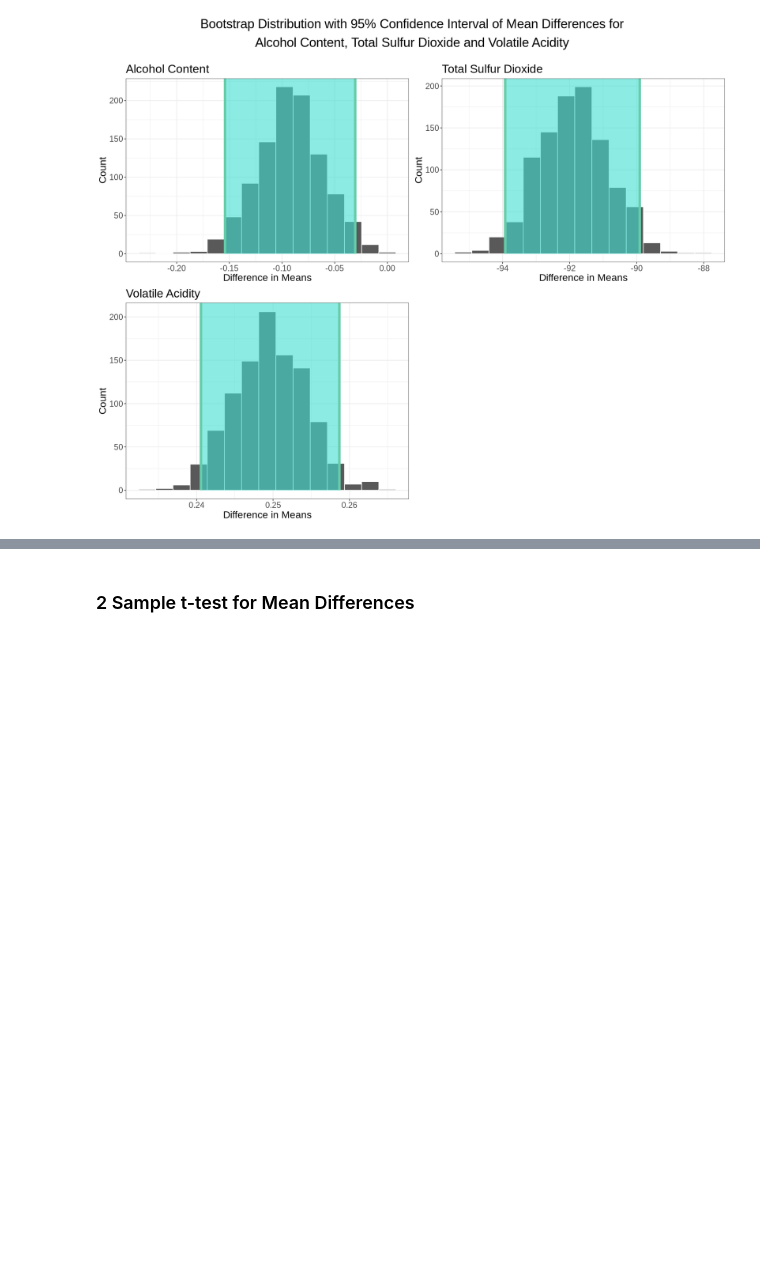
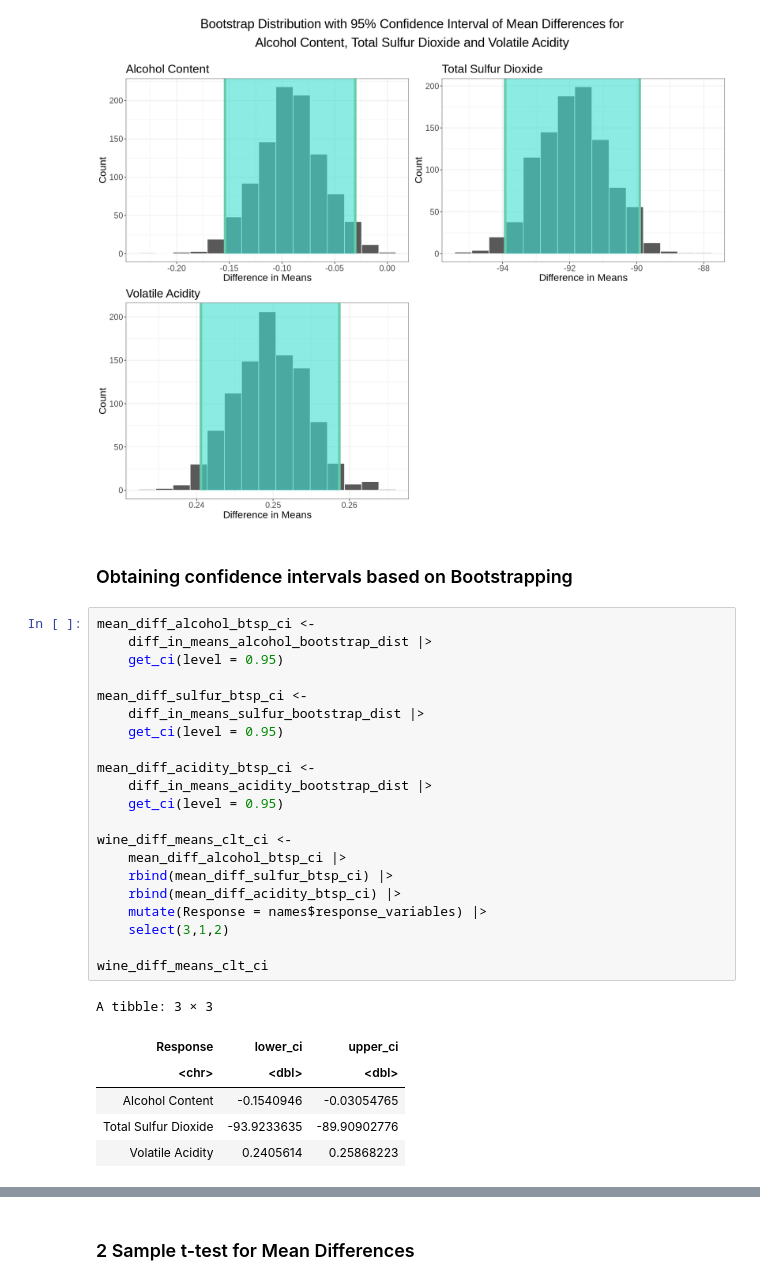
Before and after one commit to omertahi/STAT201-project, a Jupyter notebook: case_proposal.ipynb, the cells around one changed output, grey strips where cells are left out. Cells and saved outputs as stored; diff of their text form; blank space fills up the shorter version.

```diff
--- a/case_proposal.ipynb
+++ b/case_proposal.ipynb
@@ -380,4 +385,34 @@ grid.arrange(diff_in_means_alcohol_ci_plot,
                             gp=gpar(fontsize=22)))
 # %% [output]
 [figure]
+# %% [markdown]
+### Obtaining confidence intervals based on Bootstrapping
+# %%
+mean_diff_alcohol_btsp_ci <-
+    diff_in_means_alcohol_bootstrap_dist |>
+    get_ci(level = 0.95)
+
+mean_diff_sulfur_btsp_ci <-
+    diff_in_means_sulfur_bootstrap_dist |>
+    get_ci(level = 0.95)
+
+mean_diff_acidity_btsp_ci <-
+    diff_in_means_acidity_bootstrap_dist |>
+    get_ci(level = 0.95)
+
+wine_diff_means_clt_ci <-
+    mean_diff_alcohol_btsp_ci |>
+    rbind(mean_diff_sulfur_btsp_ci) |>
+    rbind(mean_diff_acidity_btsp_ci) |>
+    mutate(Response = names$response_variables) |>
+    select(3,1,2)
+
+wine_diff_means_clt_ci
+# %% [output]
+A tibble: 3 × 3
+| Response | lower_ci | upper_ci |
+| <chr> | <dbl> | <dbl> |
+| Alcohol Content | -0.1540946 | -0.03054765 |
+| Total Sulfur Dioxide | -93.9233635 | -89.90902776 |
+| Volatile Acidity | 0.2405614 | 0.25868223 |
 # %% [markdown]
```
Also changed, not shown: parts of 6 cells of this notebook.
